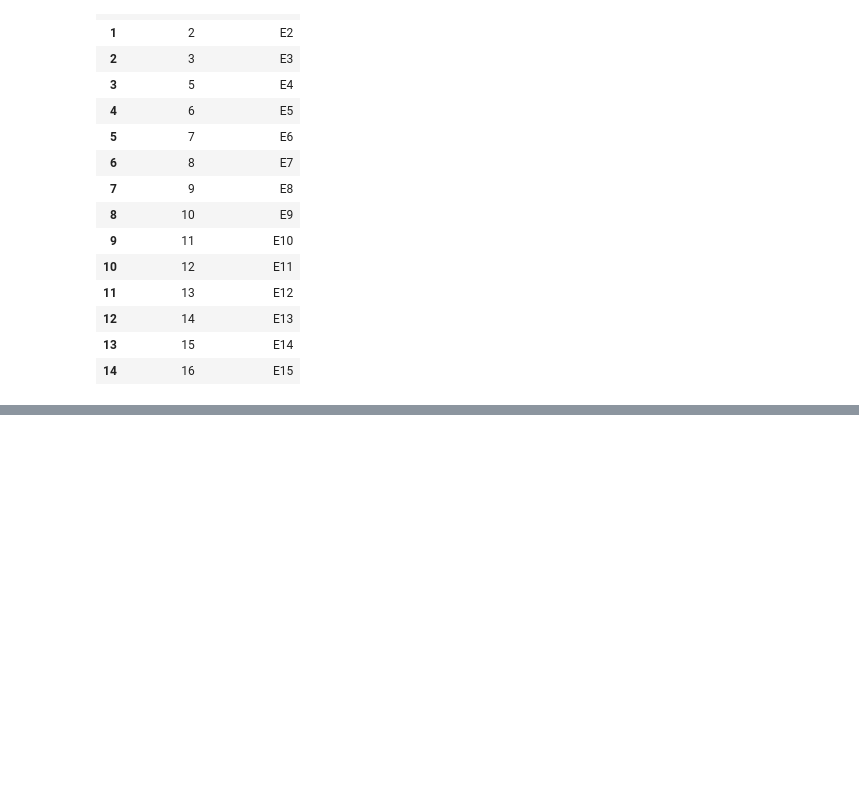
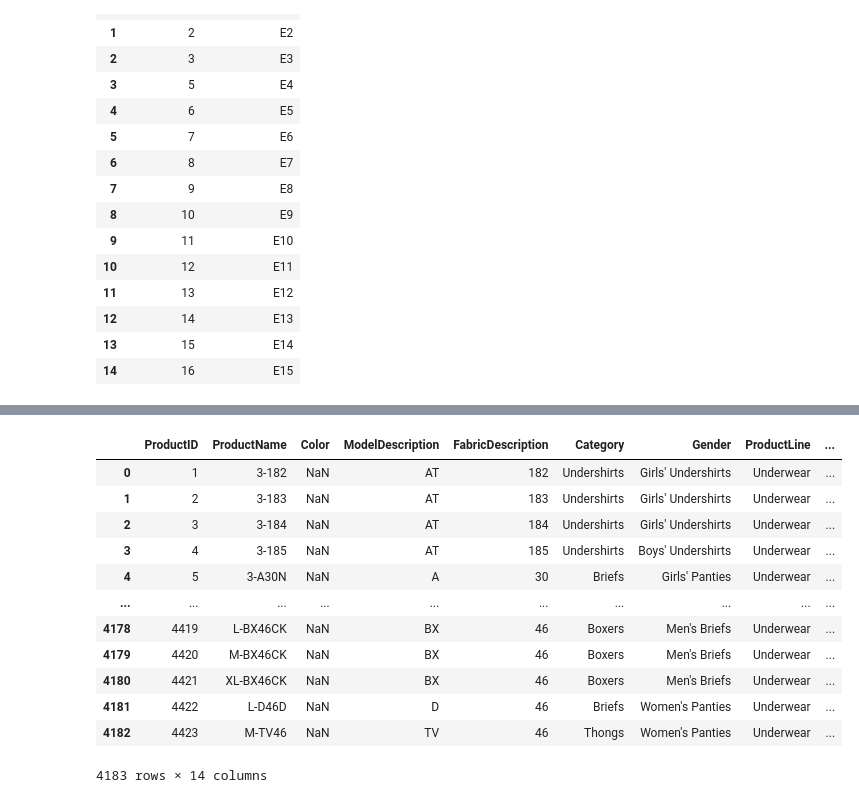
Before and after one commit to carlotagordillo2/final-proyect, a Jupyter notebook: EDA/cleaning.ipynb, the cells around one changed output, grey strips where cells are left out. Drawn from its saved outputs; the diff is of its cells as text; code cells hidden in the pictures; blank space fills up the shorter version.

```diff
--- a/EDA/cleaning.ipynb
+++ b/EDA/cleaning.ipynb
@@ -112,0 +222,16 @@ df_employees
+# %%
+df_products
+# %% [output]
+|  | ProductID | ProductName | Color | ModelDescription | FabricDescription | Category | Gender | ProductLine | ... |
+| 0 | 1 | 3-182 | NaN | AT | 182 | Undershirts | Girls' Undershirts | Underwear | ... |
+| 1 | 2 | 3-183 | NaN | AT | 183 | Undershirts | Girls' Undershirts | Underwear | ... |
+| 2 | 3 | 3-184 | NaN | AT | 184 | Undershirts | Girls' Undershirts | Underwear | ... |
+| 3 | 4 | 3-185 | NaN | AT | 185 | Undershirts | Boys' Undershirts | Underwear | ... |
+| 4 | 5 | 3-A30N | NaN | A | 30 | Briefs | Girls' Panties | Underwear | ... |
+| ... | ... | ... | ... | ... | ... | ... | ... | ... | ... |
+| 4178 | 4419 | L-BX46CK | NaN | BX | 46 | Boxers | Men's Briefs | Underwear | ... |
+| 4179 | 4420 | M-BX46CK | NaN | BX | 46 | Boxers | Men's Briefs | Underwear | ... |
+| 4180 | 4421 | XL-BX46CK | NaN | BX | 46 | Boxers | Men's Briefs | Underwear | ... |
+| 4181 | 4422 | L-D46D | NaN | D | 46 | Briefs | Women's Panties | Underwear | ... |
+| 4182 | 4423 | M-TV46 | NaN | TV | 46 | Thongs | Women's Panties | Underwear | ... |
+4183 rows × 14 columns
```
Also changed, not shown: parts of 79 cells of this notebook.
